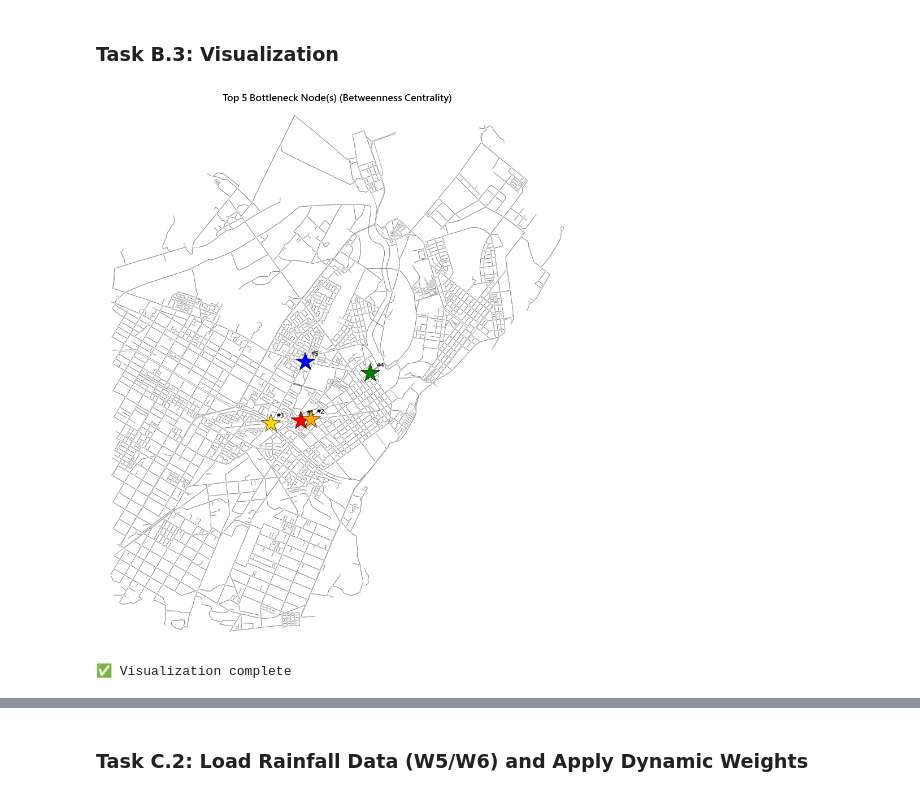
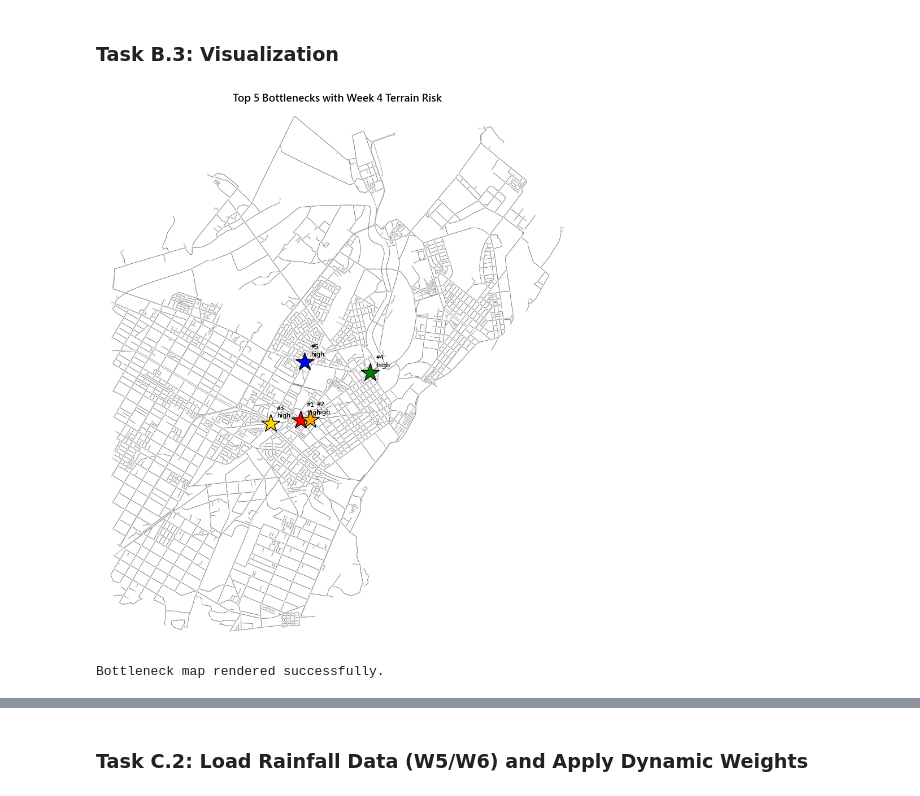
Before and after one commit to bravo309355/2026_Remote_Sensing, a Jupyter notebook: submission/Homework-7/ARIA_v4.ipynb, the cells around one changed output, grey strips where cells are left out. Cells and saved outputs as stored; diff of their text form; code cells hidden in the pictures.

```diff
--- a/submission/Homework-7/ARIA_v4.ipynb
+++ b/submission/Homework-7/ARIA_v4.ipynb
@@ -148,19 +224,11 @@ Sample edges: length=17.7m, speed=30km/h, travel_time=2.1s
 # %%
 # [S5] Calculate Centrality
-# Use NetworkX betweenness_centrality
-# Use 'length' (road segment length) as weight
 
-print("⏳ Calculating Betweenness Centrality...")
+print("Calculating betweenness centrality ...")
+centrality = nx.betweenness_centrality(G_proj, weight="length")
+top_5_nodes = sorted(centrality.items(), key=lambda item: item[1], reverse=True)[:5]
 
-# TODO: Use nx.betweenness_centrality() Calculate
-centrality = nx.betweenness_centrality(G_proj, weight='length')
-
-print("✅ Calculation complete")
-
-# TODO: Find Top 5 Node(s)
-top_5_nodes = sorted(centrality.items(), key=lambda x: x[1], reverse=True)[:5]
-
-print("\nTop 5 Bottleneck Node(s):")
-for rank, (node_id, cent_val) in enumerate(top_5_nodes, 1):
-    print(f"{rank}. Node(s) {node_id}: Centrality = {cent_val:.6f}")
+print("Top 5 bottleneck nodes:")
+for rank, (node_id, cent_val) in enumerate(top_5_nodes, start=1):
+    print(f"{rank}. node={node_id} centrality={cent_val:.6f}")
 # %% [output]
@@ -206,27 +330,42 @@ print(top_5_gdf[['node_id', 'centrality']])
 # %%
 # [S7] Visualize Bottlenecks
 
 fig, ax = plt.subplots(figsize=(12, 10))
+ox.plot_graph(
+    G_proj,
+    ax=ax,
+    node_size=5,
+    node_color="lightgray",
+    edge_color="gray",
+    edge_linewidth=0.5,
+    show=False,
+    close=False,
+)
 
-# Draw the entire road network
-ox.plot_graph(G_proj, ax=ax, node_size=5, node_color='lightgray',
-             edge_color='gray', edge_linewidth=0.5, show=False)
+colors = ["red", "orange", "gold", "green", "blue"]
+for rank, row in enumerate(top_5_gdf.itertuples(), start=1):
+    ax.plot(
+        row.geometry.x,
+        row.geometry.y,
+        marker="*",
+        markersize=24,
+        color=colors[rank - 1],
+        markeredgecolor="black",
+        zorder=10,
+    )
+    ax.annotate(
+        f"#{rank}\n{row.terrain_risk}",
+        (row.geometry.x, row.geometry.y),
+        fontsize=8,
+        fontweight="bold",
+        textcoords="offset points",
+        xytext=(8, 8),
+    )
 
-# Mark Top 5 Node(s) (Star marker)
-colors = ['red', 'orange', 'gold', 'green', 'blue']
-for rank, (node_id, cent_val) in enumerate(top_5_nodes):
-    x = G_proj.nodes[node_id]['x']
-    y = G_proj.nodes[node_id]['y']
-    ax.plot(x, y, marker='*', markersize=25, color=colors[rank],
-           markeredgecolor='black', markeredgewidth=0.5, zorder=10)
-    ax.annotate(f'#{rank+1}', (x, y), fontsize=8, fontweight='bold',
-               textcoords='offset points', xytext=(8, 8))
-
-ax.set_title('Top 5 Bottleneck Node(s) (Betweenness Centrality)', fontsize=12, fontweight='bold')
+ax.set_title("Top 5 Bottlenecks with Week 4 Terrain Risk", fontsize=13, fontweight="bold")
 plt.tight_layout()
 plt.show()
-
-print("✅ Visualization complete")
+print("Bottleneck map rendered successfully.")
 # %% [output]
-[figure, old version]
+[figure, new version]
-✅ Visualization complete
+Bottleneck map rendered successfully.
```
Also changed, not shown: parts of 50 cells of this notebook, 18 other files.
